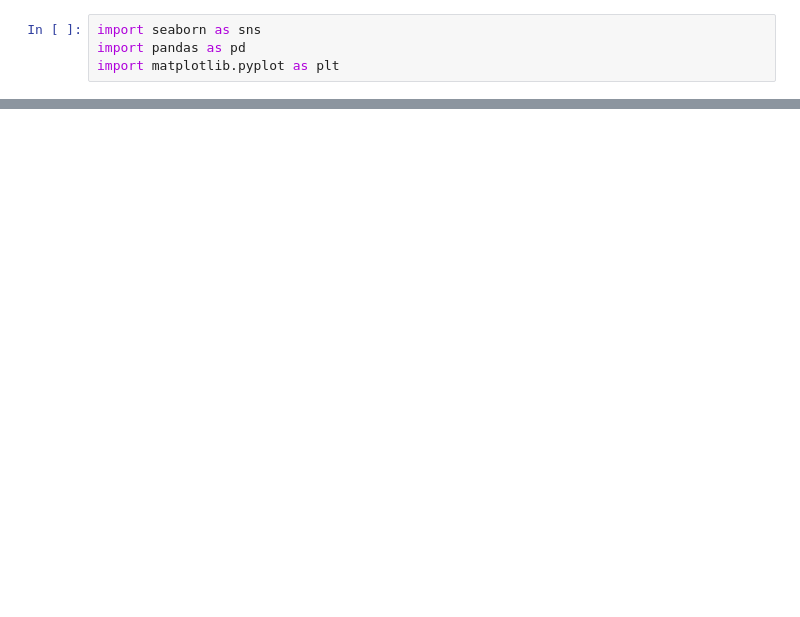
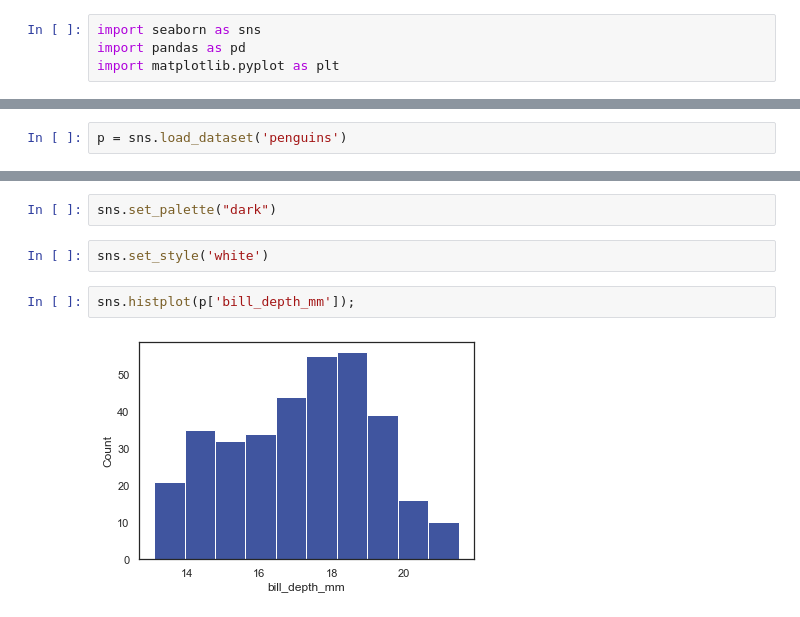
Before and after one commit to htuteja04/practice, a Jupyter notebook: Seaborn/Seaborn-practice.ipynb, the cells around one changed output, grey strips where cells are left out. Drawn from its saved outputs; the diff is of its cells as text; blank space fills up the shorter version.

```diff
--- a/Seaborn/Seaborn-practice.ipynb
+++ b/Seaborn/Seaborn-practice.ipynb
@@ -22,0 +23,2 @@ d
+# %%
+p = sns.load_dataset('penguins')
@@ -22,0 +41,8 @@ d
+# %%
+sns.set_palette("dark")
+# %%
+sns.set_style('white')
+# %%
+sns.histplot(p['bill_depth_mm']);
+# %% [output]
+[figure, added]
```
Also changed, not shown: parts of 15 cells of this notebook, 3 other files.
